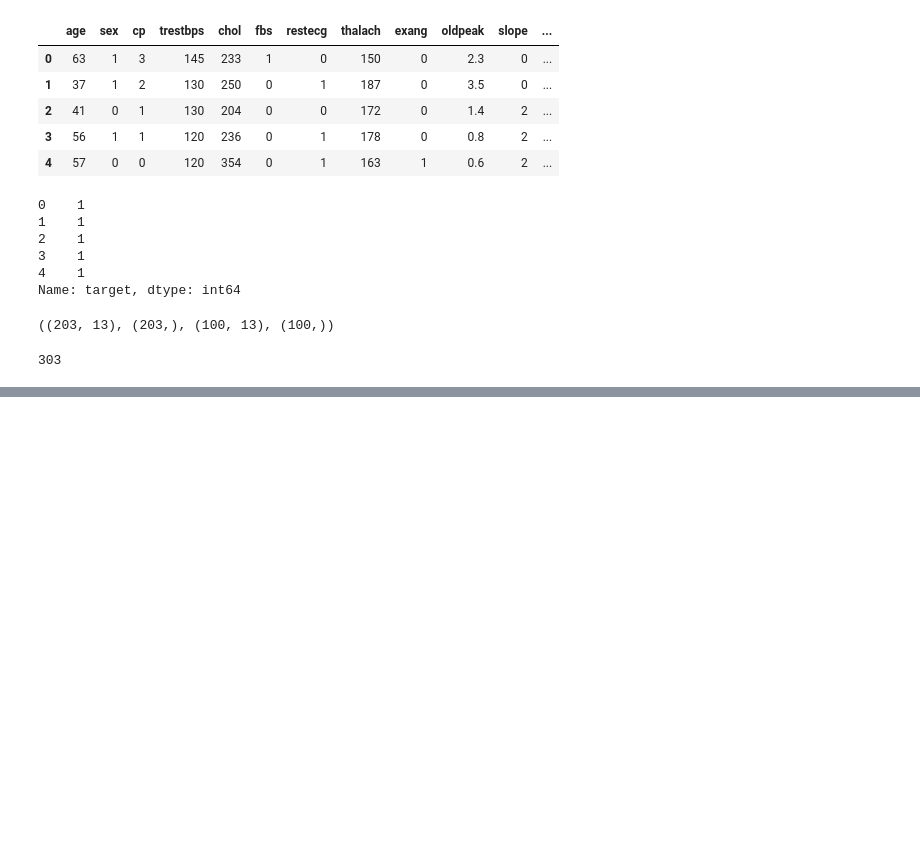
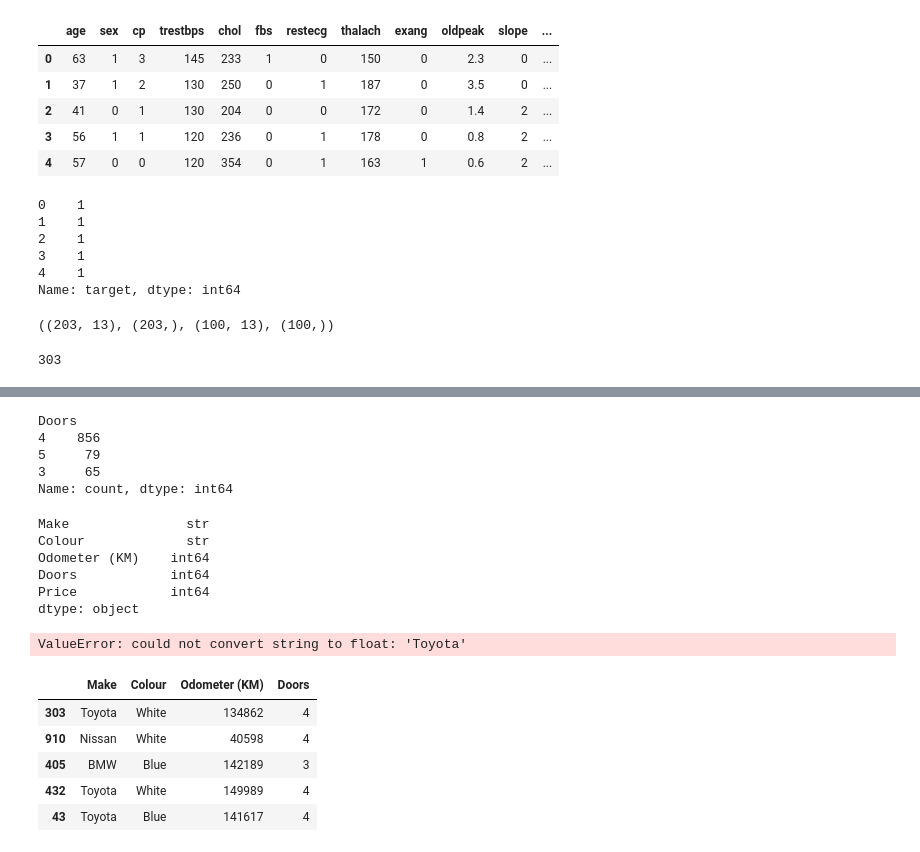
Before and after one commit to HerbertNtim/dataScience-ML, a Jupyter notebook: notebooks/Introduction-to-Scikit-Learn.ipynb, the cells around one changed output, grey strips where cells are left out. Cells and saved outputs as stored; diff of their text form; code cells hidden in the pictures; blank space fills up the shorter version.

```diff
--- a/notebooks/Introduction-to-Scikit-Learn.ipynb
+++ b/notebooks/Introduction-to-Scikit-Learn.ipynb
@@ -242,0 +260,17 @@ len(heart_disease)
+# %%
+car_sales.Doors.value_counts()
+# %% [output]
+Doors
+4    856
+5     79
+3     65
+Name: count, dtype: int64
+# %%
+car_sales.dtypes
+# %% [output]
+Make               str
+Colour             str
+Odometer (KM)    int64
+Doors            int64
+Price            int64
+dtype: object
@@ -242,0 +285,18 @@ len(heart_disease)
+# %%
+# Build machine learning model
+from sklearn.ensemble import RandomForestRegressor
+
+model = RandomForestRegressor()
+model.fit(X_train, y_train)
+model.score(X_test, y_test)
+# %% [output]
+ValueError: could not convert string to float: 'Toyota'
+# %%
+X_train.head()
+# %% [output]
+|  | Make | Colour | Odometer (KM) | Doors |
+| 303 | Toyota | White | 134862 | 4 |
+| 910 | Nissan | White | 40598 | 4 |
+| 405 | BMW | Blue | 142189 | 3 |
+| 432 | Toyota | White | 149989 | 4 |
+| 43 | Toyota | Blue | 141617 | 4 |
```
Also changed, not shown: parts of 17 cells of this notebook, 1 other file.
